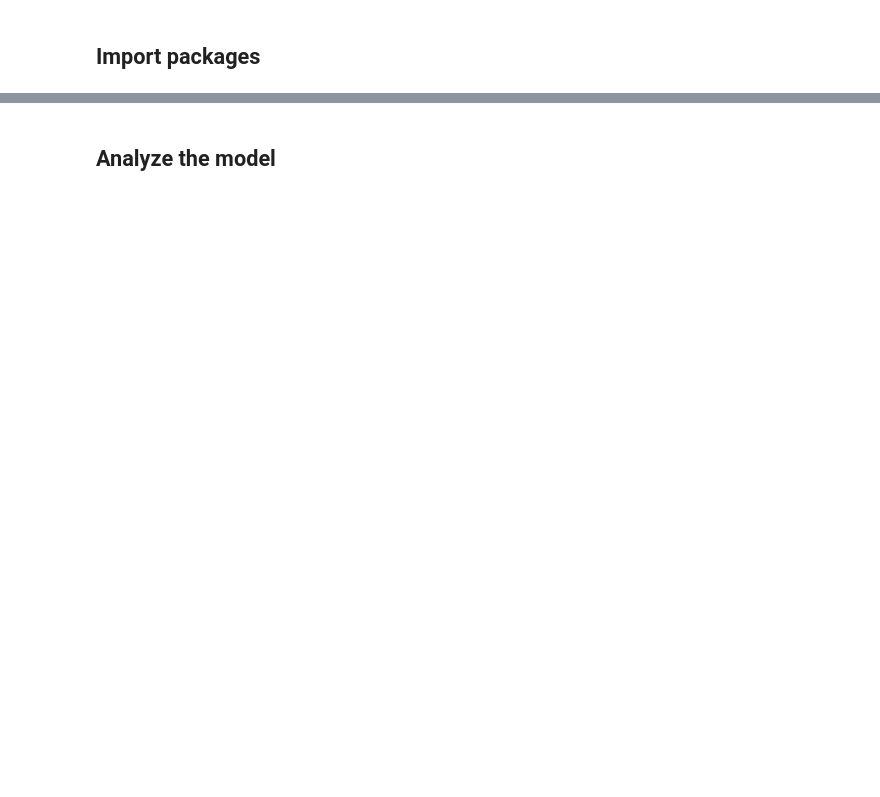
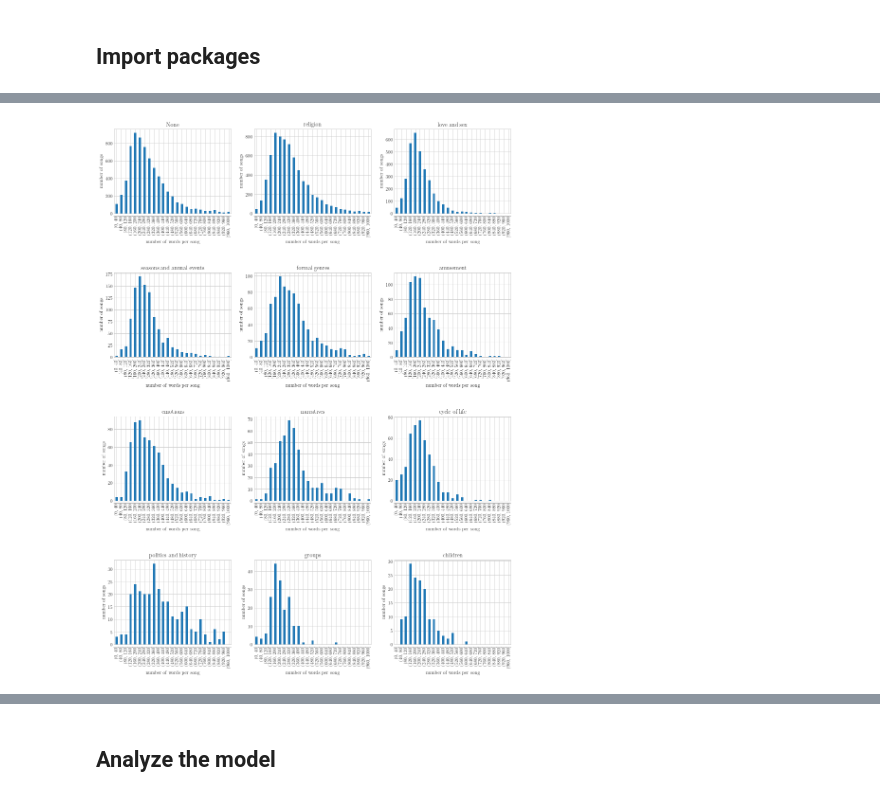
Before and after one commit to awlassche/dutch-historical-song-topics, a Jupyter notebook: notebooks/Topical Fluctuations EMLC.ipynb, the cells around one changed output, grey strips where cells are left out. Saved outputs shown, nothing was run; the diff lists cells and outputs as text; code cells hidden in the pictures; blank space fills up the shorter version.

```diff
--- a/notebooks/Topical Fluctuations EMLC.ipynb
+++ b/notebooks/Topical Fluctuations EMLC.ipynb
@@ -32,0 +139,93 @@ logging.root.level = logging.INFO
+# %%
+religion = songs_timeset.loc[songs_timeset['category'] == 'religion']
+love = songs_timeset.loc[songs_timeset['category'] == 'love and sex']
+none = songs_timeset.loc[songs_timeset['category'] == 'None']
+seasons = songs_timeset.loc[songs_timeset['category'] == 'seasons and annual events']
+politics = songs_timeset.loc[songs_timeset['category'] =='politics and history']
+formal = songs_timeset.loc[songs_timeset['category'] == 'formal genres']
+amusement = songs_timeset.loc[songs_timeset['category'] == 'amusement']
+emotions = songs_timeset.loc[songs_timeset['category'] == 'emotions']
+narratives = songs_timeset.loc[songs_timeset['category'] == 'narratives']
+cycle = songs_timeset.loc[songs_timeset['category'] == 'cycle of life']
+groups = songs_timeset.loc[songs_timeset['category'] == 'groups']
+children = songs_timeset.loc[songs_timeset['category'] == 'children']
+# %%
+figs, (axes) = plt.subplots(4, 3, figsize=(15, 20), sharey=False)
+
+ax1 = none.groupby(pd.cut(none["n_words"], np.arange(0, 1040, 40)))['n_words'].count().plot.bar(ax = axes[0,0])
+ax1.set_title('None')
+ax1.set_xlabel('number of words per song')
+ax1.set_ylabel('number of songs')
+x_axis.label.set_visible(False)
+
+ax2 = religion.groupby(pd.cut(religion["n_words"], np.arange(0, 1040, 40)))['n_words'].count().plot.bar(ax = axes[0,1])
+ax2.set_title('religion')
+ax2.set_xlabel('number of words per song')
+ax2.set_ylabel('number of songs')
+x_axis.label.set_visible(False)
+
+ax3 = love.groupby(pd.cut(love["n_words"], np.arange(0, 1040, 40)))['n_words'].count().plot.bar(ax = axes[0,2])
+ax3.set_title('love and sex')
+ax3.set_xlabel('number of words per song')
+ax3.set_ylabel('number of songs')
+x_axis.label.set_visible(False)
+
+ax4 = seasons.groupby(pd.cut(seasons["n_words"], np.arange(0, 1040, 40)))['n_words'].count().plot.bar(ax = axes[1,0])
+ax4.set_title('seasons and annual events')
+ax4.set_xlabel('number of words per song')
+ax4.set_ylabel('number of songs')
+x_axis.label.set_visible(False)
+
+ax5 = formal.groupby(pd.cut(formal["n_words"], np.arange(0, 1040, 40)))['n_words'].count().plot.bar(ax = axes[1,1])
+ax5.set_title('formal genres')
+ax5.set_xlabel('number of words per song')
+ax5.set_ylabel('number of songs')
+x_axis.label.set_visible(False)
+
+ax6 = amusement.groupby(pd.cut(amusement["n_words"], np.arange(0, 1040, 40)))['n_words'].count().plot.bar(ax = axes[1,2])
+ax6.set_title('amusement')
+ax6.set_xlabel('number of words per song')
+ax6.set_ylabel('number of songs')
+x_axis.label.set_visible(False)
+
+ax7 = emotions.groupby(pd.cut(emotions["n_words"], np.arange(0, 1040, 40)))['n_words'].count().plot.bar(ax = axes[2,0])
+ax7.set_title('emotions')
+ax7.set_xlabel('number of words per song')
+ax7.set_ylabel('number of songs')
+x_axis.label.set_visible(False)
+
+ax8 = narratives.groupby(pd.cut(narratives["n_words"], np.arange(0, 1040, 40)))['n_words'].count().plot.bar(ax = axes[2,1])
+ax8.set_title('narratives')
+ax8.set_xlabel('number of words per song')
+ax8.set_ylabel('number of songs')
+x_axis.label.set_visible(False)
+
+ax9 = cycle.groupby(pd.cut(cycle["n_words"], np.arange(0, 1040, 40)))['n_words'].count().plot.bar(ax = axes[2,2])
+ax9.set_title('cycle of life')
+ax9.set_xlabel('number of words per song')
+ax9.set_ylabel('number of songs')
+x_axis.label.set_visible(False)
+
+ax10 = politics.groupby(pd.cut(politics["n_words"], np.arange(0, 1040, 40)))['n_words'].count().plot.bar(ax = axes[3,0])
+ax10.set_title('politics and history')
+ax10.set_xlabel('number of words per song')
+ax10.set_ylabel('number of songs')
+x_axis.label.set_visible(False)
+
+ax11 = groups.groupby(pd.cut(groups["n_words"], np.arange(0, 1040, 40)))['n_words'].count().plot.bar(ax = axes[3,1])
+ax11.set_title('groups')
+ax11.set_xlabel('number of words per song')
+ax11.set_ylabel('number of songs')
+x_axis.label.set_visible(False)
+
+ax12 = children.groupby(pd.cut(children["n_words"], np.arange(0, 1040, 40)))['n_words'].count().plot.bar(ax = axes[3,2])
+ax12.set_title('children')
+ax12.set_xlabel('number of words per song')
+ax12.set_ylabel('number of songs')
+x_axis.label.set_visible(False)
+
+plt.subplots_adjust(left=None, bottom=None, right=None, top=None, wspace=None, hspace=0.7)
+#plt.show()
+plt.savefig('../plots/length-songs-genre.jpg', dpi=300, bbox_inches = "tight")
+# %% [output]
+[figure, added]
```
Also changed, not shown: parts of 85 cells of this notebook, 5 other files.
